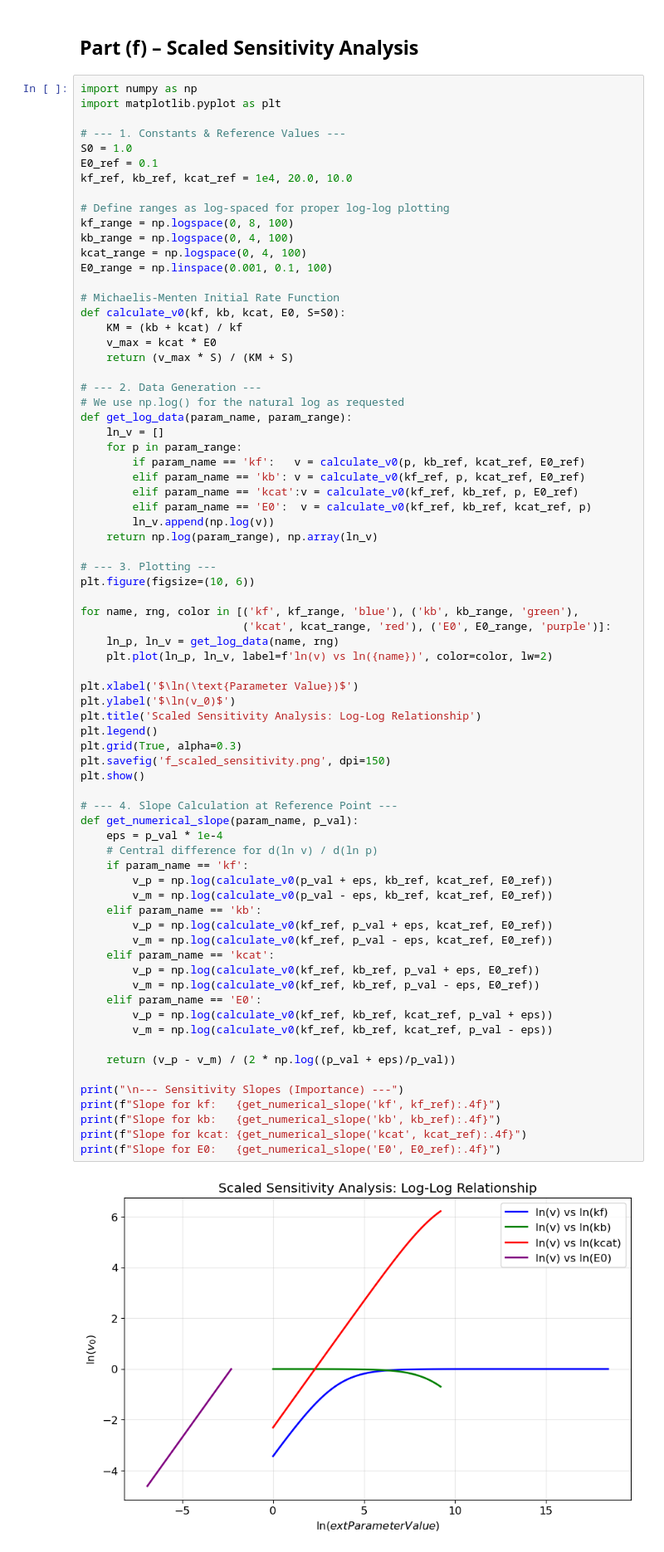
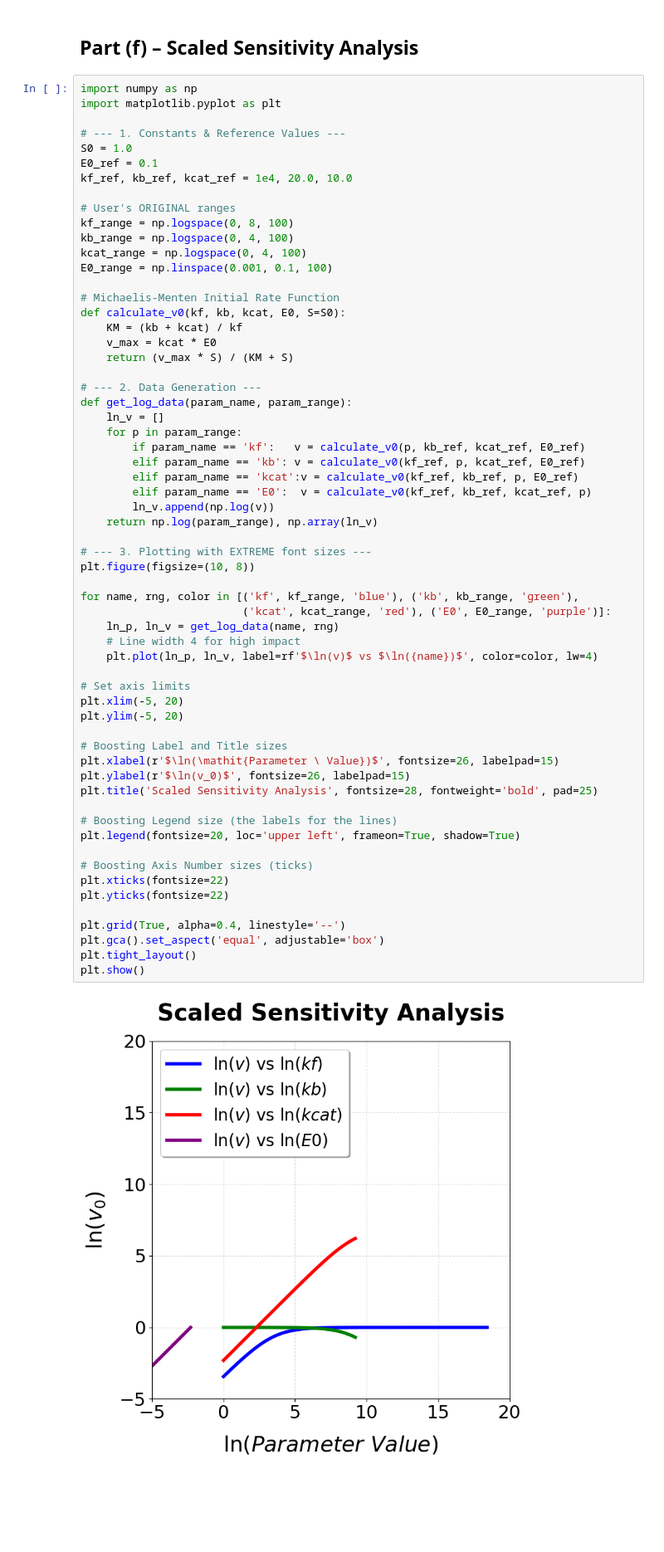
Before and after one commit to Noah-Paga/Bioreactor-mod-simulation, a Jupyter notebook: Project_1/Ex1.ipynb, the cells around one changed output. Shown at 83% size. Saved outputs shown, nothing was run; the diff lists cells and outputs as text; blank space fills up the shorter version.

```diff
--- a/Project_1/Ex1.ipynb
+++ b/Project_1/Ex1.ipynb
@@ -327,69 +327,57 @@ S0 = 1.0
 E0_ref = 0.1
 kf_ref, kb_ref, kcat_ref = 1e4, 20.0, 10.0
 
-# Define ranges as log-spaced for proper log-log plotting
+# User's ORIGINAL ranges
 kf_range = np.logspace(0, 8, 100)
 kb_range = np.logspace(0, 4, 100)
 kcat_range = np.logspace(0, 4, 100)
 E0_range = np.linspace(0.001, 0.1, 100)
 
 # Michaelis-Menten Initial Rate Function
 def calculate_v0(kf, kb, kcat, E0, S=S0):
     KM = (kb + kcat) / kf
     v_max = kcat * E0
     return (v_max * S) / (KM + S)
 
 # --- 2. Data Generation ---
-# We use np.log() for the natural log as requested
 def get_log_data(param_name, param_range):
     ln_v = []
     for p in param_range:
         if param_name == 'kf':   v = calculate_v0(p, kb_ref, kcat_ref, E0_ref)
         elif param_name == 'kb': v = calculate_v0(kf_ref, p, kcat_ref, E0_ref)
         elif param_name == 'kcat':v = calculate_v0(kf_ref, kb_ref, p, E0_ref)
         elif param_name == 'E0':  v = calculate_v0(kf_ref, kb_ref, kcat_ref, p)
         ln_v.append(np.log(v))
     return np.log(param_range), np.array(ln_v)
 
-# --- 3. Plotting ---
-plt.figure(figsize=(10, 6))
+# --- 3. Plotting with EXTREME font sizes ---
+plt.figure(figsize=(10, 8))
 
 for name, rng, color in [('kf', kf_range, 'blue'), ('kb', kb_range, 'green'),
                          ('kcat', kcat_range, 'red'), ('E0', E0_range, 'purple')]:
     ln_p, ln_v = get_log_data(name, rng)
-    plt.plot(ln_p, ln_v, label=f'ln(v) vs ln({name})', color=color, lw=2)
+    # Line width 4 for high impact
+    plt.plot(ln_p, ln_v, label=rf'$\ln(v)$ vs $\ln({name})$', color=color, lw=4)
 
-plt.xlabel('$\ln(\text{Parameter Value})$')
-plt.ylabel('$\ln(v_0)$')
-plt.title('Scaled Sensitivity Analysis: Log-Log Relationship')
-plt.legend()
-plt.grid(True, alpha=0.3)
-plt.savefig('f_scaled_sensitivity.png', dpi=150)
+# Set axis limits
+plt.xlim(-5, 20)
+plt.ylim(-5, 20)
+
+# Boosting Label and Title sizes
+plt.xlabel(r'$\ln(\mathit{Parameter \ Value})$', fontsize=26, labelpad=15)
+plt.ylabel(r'$\ln(v_0)$', fontsize=26, labelpad=15)
+plt.title('Scaled Sensitivity Analysis', fontsize=28, fontweight='bold', pad=25)
+
+# Boosting Legend size (the labels for the lines)
+plt.legend(fontsize=20, loc='upper left', frameon=True, shadow=True)
+
+# Boosting Axis Number sizes (ticks)
+plt.xticks(fontsize=22)
+plt.yticks(fontsize=22)
+
+plt.grid(True, alpha=0.4, linestyle='--')
+plt.gca().set_aspect('equal', adjustable='box')
+plt.tight_layout()
 plt.show()
-
-# --- 4. Slope Calculation at Reference Point ---
-def get_numerical_slope(param_name, p_val):
-    eps = p_val * 1e-4
-    # Central difference for d(ln v) / d(ln p)
-    if param_name == 'kf':
-        v_p = np.log(calculate_v0(p_val + eps, kb_ref, kcat_ref, E0_ref))
-        v_m = np.log(calculate_v0(p_val - eps, kb_ref, kcat_ref, E0_ref))
-    elif param_name == 'kb':
-        v_p = np.log(calculate_v0(kf_ref, p_val + eps, kcat_ref, E0_ref))
-        v_m = np.log(calculate_v0(kf_ref, p_val - eps, kcat_ref, E0_ref))
-    elif param_name == 'kcat':
-        v_p = np.log(calculate_v0(kf_ref, kb_ref, p_val + eps, E0_ref))
-        v_m = np.log(calculate_v0(kf_ref, kb_ref, p_val - eps, E0_ref))
-    elif param_name == 'E0':
-        v_p = np.log(calculate_v0(kf_ref, kb_ref, kcat_ref, p_val + eps))
-        v_m = np.log(calculate_v0(kf_ref, kb_ref, kcat_ref, p_val - eps))
-
-    return (v_p - v_m) / (2 * np.log((p_val + eps)/p_val))
-
-print("\n--- Sensitivity Slopes (Importance) ---")
-print(f"Slope for kf:   {get_numerical_slope('kf', kf_ref):.4f}")
-print(f"Slope for kb:   {get_numerical_slope('kb', kb_ref):.4f}")
-print(f"Slope for kcat: {get_numerical_slope('kcat', kcat_ref):.4f}")
-print(f"Slope for E0:   {get_numerical_slope('E0', E0_ref):.4f}")
 # %% [output]
-[figure, old version]
+[figure, new version]
```
Also changed, not shown: parts of 1 cell of this notebook.
